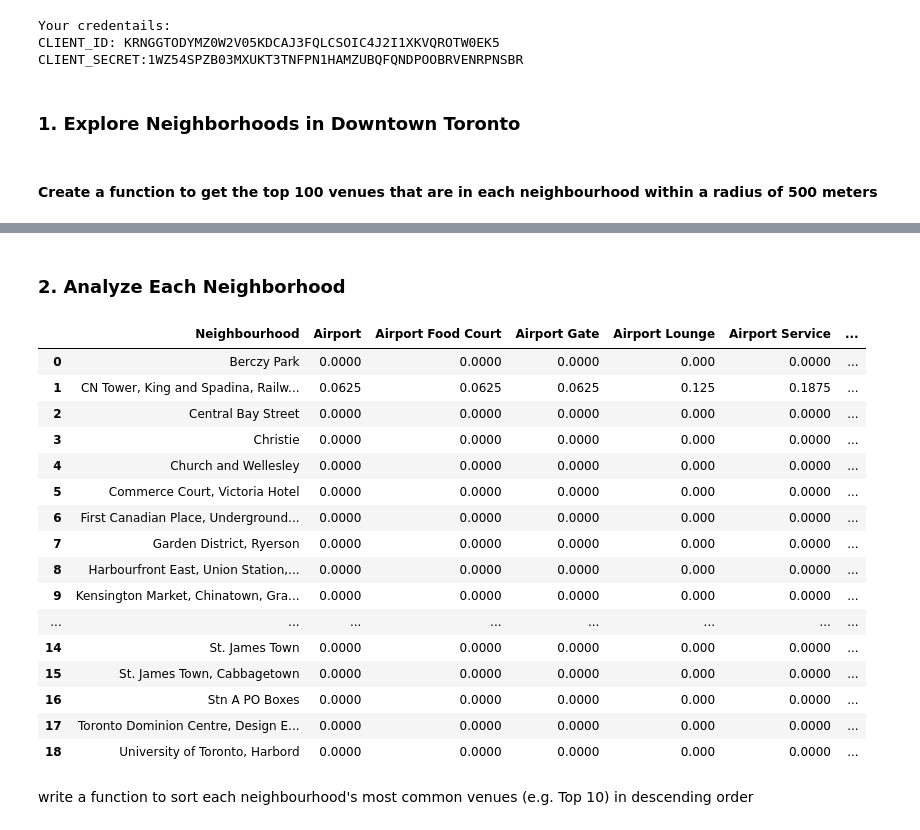
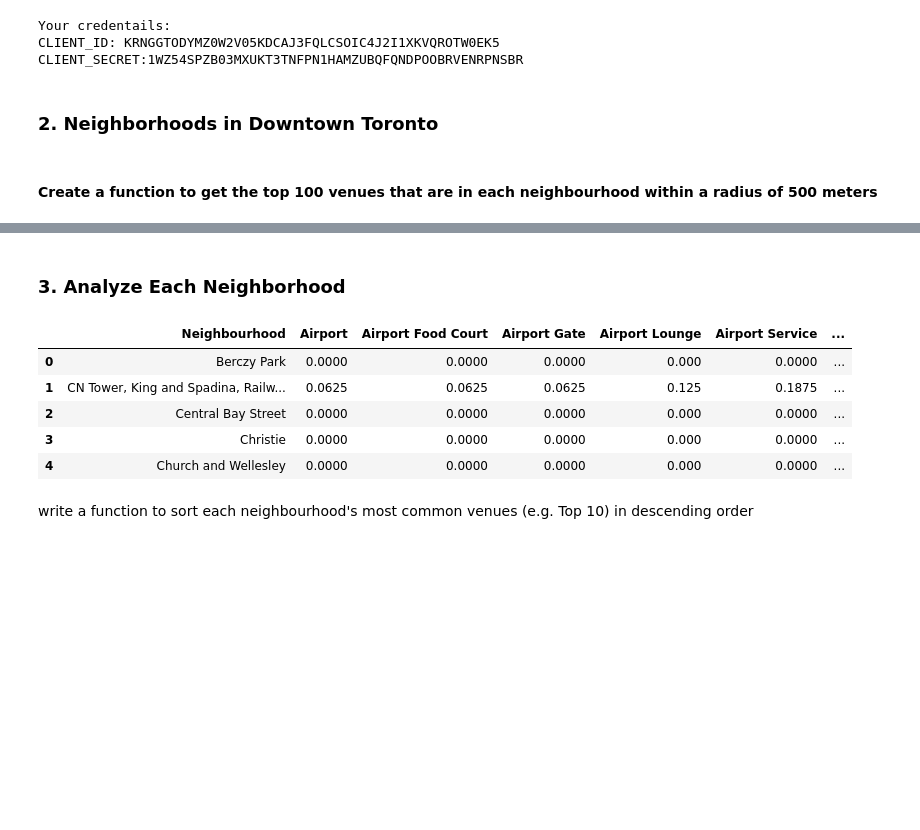
Before and after one commit to Kaiskni/Coursera_Capstone, a Jupyter notebook: Segmenting and Clustering Neighborhoods in Toronto.ipynb, the cells around one changed output, grey strips where cells are left out. Drawn from its saved outputs; the diff is of its cells as text; code cells hidden in the pictures; blank space fills up the shorter version.

```diff
--- a/Segmenting and Clustering Neighborhoods in Toronto.ipynb
+++ b/Segmenting and Clustering Neighborhoods in Toronto.ipynb
@@ -183,8 +147,7 @@ lat_lng_coords
 # %%
-Toronto_coords=pd.merge(left=df, right=lat_lng_coords, how='left', left_on='PostalCode', right_on='Postal Code')
-Toronto_data=Toronto_coords.loc[:,Toronto_coords.columns[[3]+[1]+[2]+[7]+[8]]]
-Toronto_data.rename(columns={'Latitude_y':'Latitude','Longitude_y':'Longitude'},inplace=True)
-Toronto_data
+Toronto_data=pd.merge(left=df, right=lat_lng_coords, how='left', left_on='PostalCode', right_on='Postal Code')
+Toronto_data.drop(['Postal Code'],axis=1,inplace=True)
+Toronto_data.head()
 # %% [output]
 |  | PostalCode | Borough | Neighbourhood | Latitude | Longitude |
 | 0 | M3A | North York | Parkwoods | 43.753259 | -79.329656 |
@@ -279,7 +220,7 @@ Your credentails:
 CLIENT_ID: KRNGGTODYMZ0W2V05KDCAJ3FQLCSOIC4J2I1XKVQROTW0EK5
 CLIENT_SECRET:1WZ54SPZB03MXUKT3TNFPN1HAMZUBQFQNDPOOBRVENRPNSBR
 # %% [markdown]
-### 1. Explore Neighborhoods in Downtown Toronto
+### 2. Neighborhoods in Downtown Toronto
 # %% [markdown]
 #### Create a function to get the top 100 venues that are in each neighbourhood within a radius of 500 meters
 # %%
@@ -367,39 +308,28 @@ Church and Wellesley
 | Toronto Dominion Centre, Design E... | 100 | 100 | 100 | 100 | 100 | ... |
 | University of Toronto, Harbord | 32 | 32 | 32 | 32 | 32 | ... |
 # %% [markdown]
-### 2. Analyze Each Neighborhood
+### 3. Analyze Each Neighborhood
 # %%
 # one hot encoding
 DT_onehot = pd.get_dummies(DT_venues[['Venue Category']], prefix="", prefix_sep="")
 
 # add neighborhood column back to dataframe
 DT_onehot['Neighbourhood'] = DT_venues['Neighbourhood']
 
 # move neighborhood column to the first column
 fixed_columns = [DT_onehot.columns[-1]] + list(DT_onehot.columns[:-1])
 DT_onehot = DT_onehot[fixed_columns]
 
 #group rows by neighborhood and by taking the mean of the frequency of occurrence of each category
 DT_grouped = DT_onehot.groupby('Neighbourhood').mean().reset_index()
-DT_grouped
+DT_grouped.head()
 # %% [output]
 |  | Neighbourhood | Airport | Airport Food Court | Airport Gate | Airport Lounge | Airport Service | ... |
 | 0 | Berczy Park | 0.0000 | 0.0000 | 0.0000 | 0.000 | 0.0000 | ... |
 | 1 | CN Tower, King and Spadina, Railw... | 0.0625 | 0.0625 | 0.0625 | 0.125 | 0.1875 | ... |
 | 2 | Central Bay Street | 0.0000 | 0.0000 | 0.0000 | 0.000 | 0.0000 | ... |
 | 3 | Christie | 0.0000 | 0.0000 | 0.0000 | 0.000 | 0.0000 | ... |
 | 4 | Church and Wellesley | 0.0000 | 0.0000 | 0.0000 | 0.000 | 0.0000 | ... |
-| 5 | Commerce Court, Victoria Hotel | 0.0000 | 0.0000 | 0.0000 | 0.000 | 0.0000 | ... |
-| 6 | First Canadian Place, Underground... | 0.0000 | 0.0000 | 0.0000 | 0.000 | 0.0000 | ... |
-| 7 | Garden District, Ryerson | 0.0000 | 0.0000 | 0.0000 | 0.000 | 0.0000 | ... |
-| 8 | Harbourfront East, Union Station,... | 0.0000 | 0.0000 | 0.0000 | 0.000 | 0.0000 | ... |
-| 9 | Kensington Market, Chinatown, Gra... | 0.0000 | 0.0000 | 0.0000 | 0.000 | 0.0000 | ... |
-| ... | ... | ... | ... | ... | ... | ... | ... |
-| 14 | St. James Town | 0.0000 | 0.0000 | 0.0000 | 0.000 | 0.0000 | ... |
-| 15 | St. James Town, Cabbagetown | 0.0000 | 0.0000 | 0.0000 | 0.000 | 0.0000 | ... |
-| 16 | Stn A PO Boxes | 0.0000 | 0.0000 | 0.0000 | 0.000 | 0.0000 | ... |
-| 17 | Toronto Dominion Centre, Design E... | 0.0000 | 0.0000 | 0.0000 | 0.000 | 0.0000 | ... |
-| 18 | University of Toronto, Harbord | 0.0000 | 0.0000 | 0.0000 | 0.000 | 0.0000 | ... |
 # %% [markdown]
 write a function to sort each neighbourhood's most common venues (e.g. Top 10) in descending order
 # %%
```
Also changed, not shown: parts of 10 cells of this notebook.
